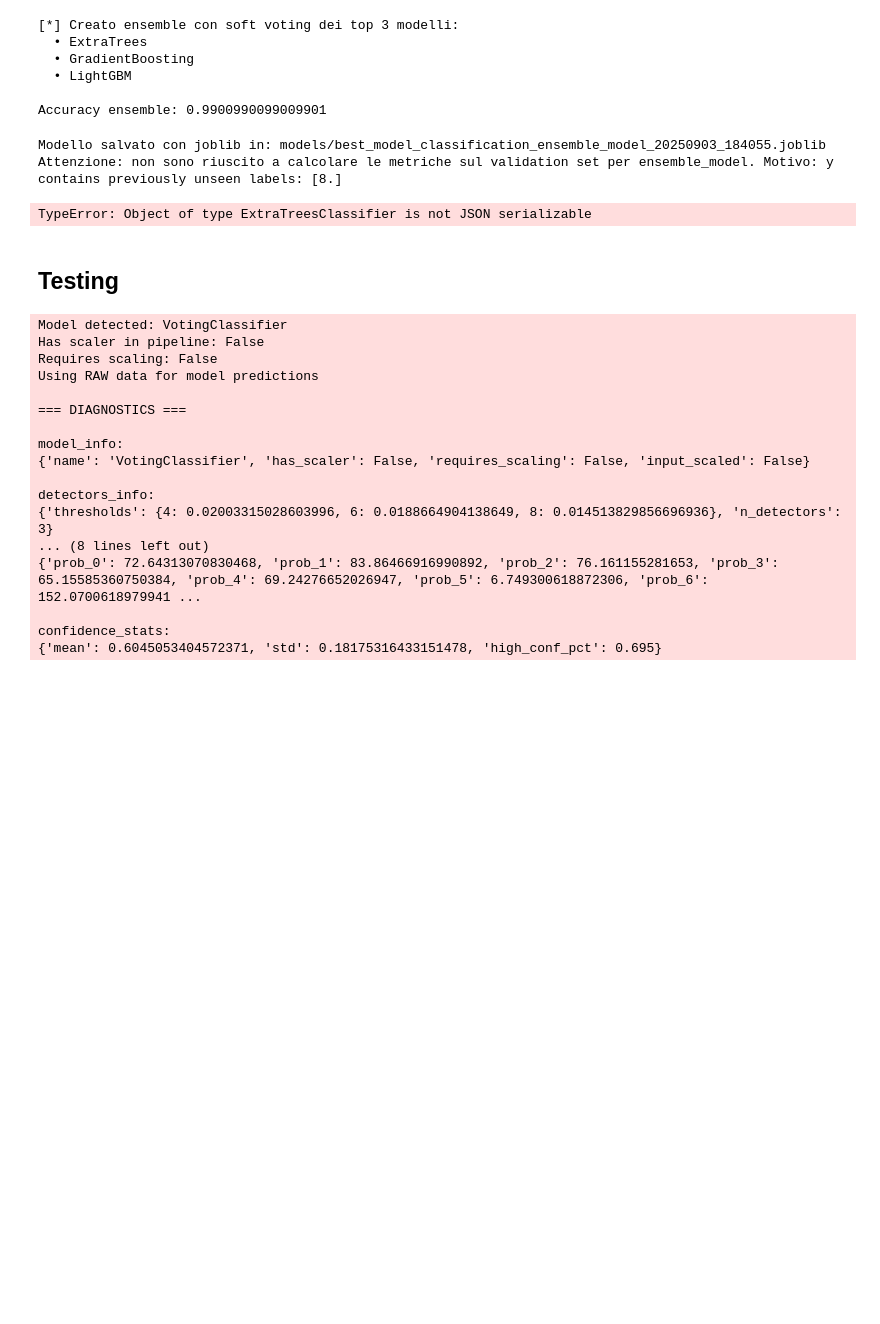
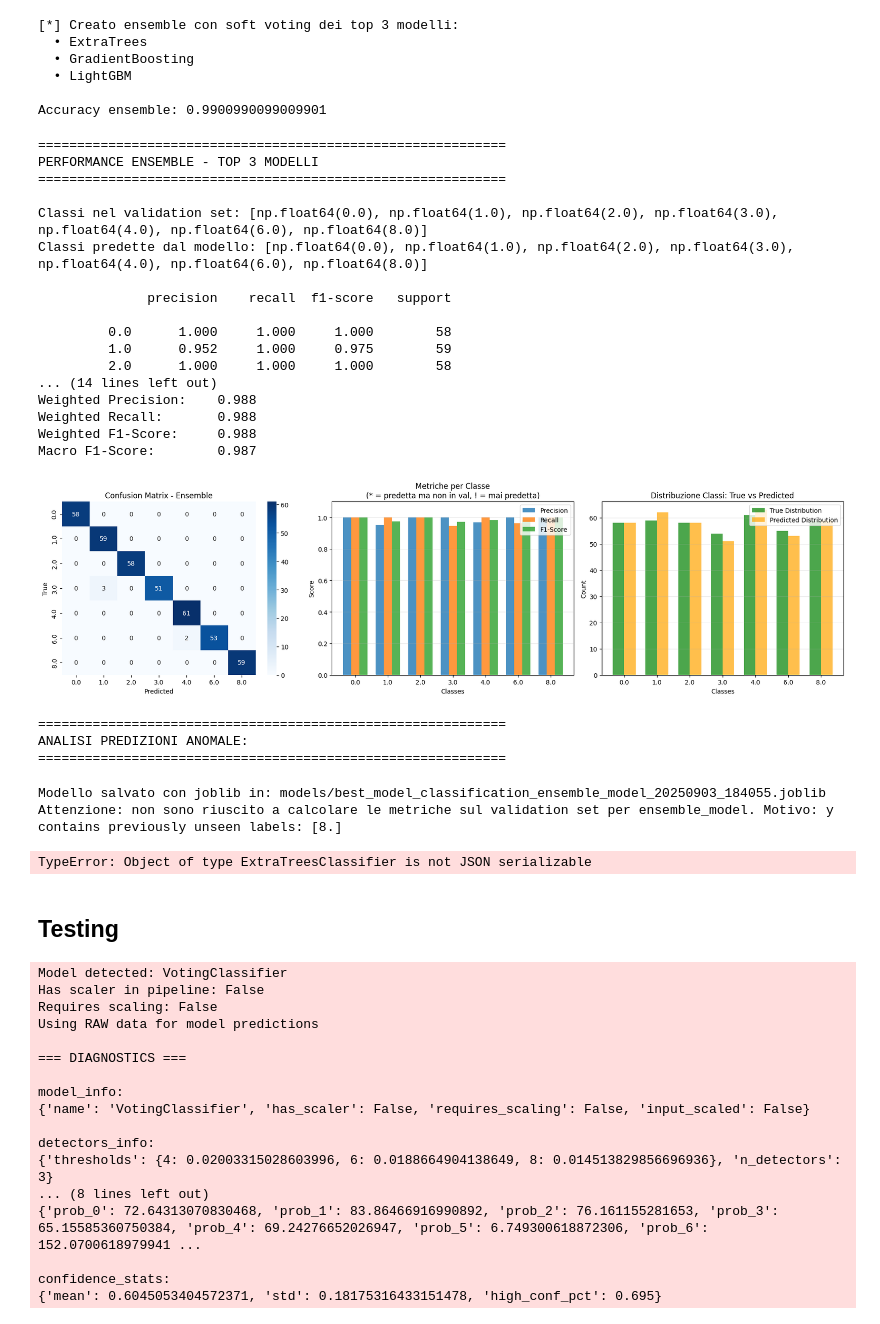
Before and after one commit to Andreavisi1/Challenge_B1_PHM_North_America_2023, a Jupyter notebook: main.ipynb, the cells around one changed output. Saved outputs shown, nothing was run; the diff lists cells and outputs as text; code cells hidden in the pictures; blank space fills up the shorter version.

Commit message:
ensemble

```diff
--- a/main.ipynb
+++ b/main.ipynb
@@ -315,6 +336,30 @@ print("\nAccuracy ensemble:", ensemble.score(X_va, y_va))
   • LightGBM
 
 Accuracy ensemble: 0.9900990099009901
+# %%
+report = selector.evaluate_ensemble(X_va, y_va)
+# %% [output]
+============================================================
+PERFORMANCE ENSEMBLE - TOP 3 MODELLI
+============================================================
+
+Classi nel validation set: [np.float64(0.0), np.float64(1.0), np.float64(2.0), np.float64(3.0), np.float64(4.0), np.float64(6.0), np.float64(8.0)]
+Classi predette dal modello: [np.float64(0.0), np.float64(1.0), np.float64(2.0), np.float64(3.0), np.float64(4.0), np.float64(6.0), np.float64(8.0)]
+
+              precision    recall  f1-score   support
+
+         0.0      1.000     1.000     1.000        58
+         1.0      0.952     1.000     0.975        59
+         2.0      1.000     1.000     1.000        58
+... (14 lines left out)
+Weighted Precision:    0.988
+Weighted Recall:       0.988
+Weighted F1-Score:     0.988
+Macro F1-Score:        0.987
+[figure, added]
+============================================================
+ANALISI PREDIZIONI ANOMALE:
+============================================================
 # %%
 # Salvataggio del miglior modello
 model_path_ensamble = selector.save_model(ensemble, model_name="ensemble_model")
```
Also changed, not shown: parts of 12 cells of this notebook, 1 other file.
